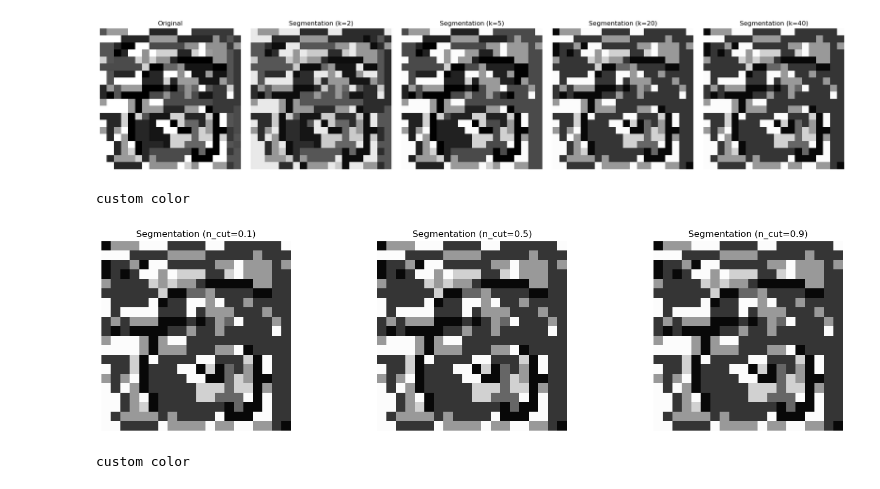
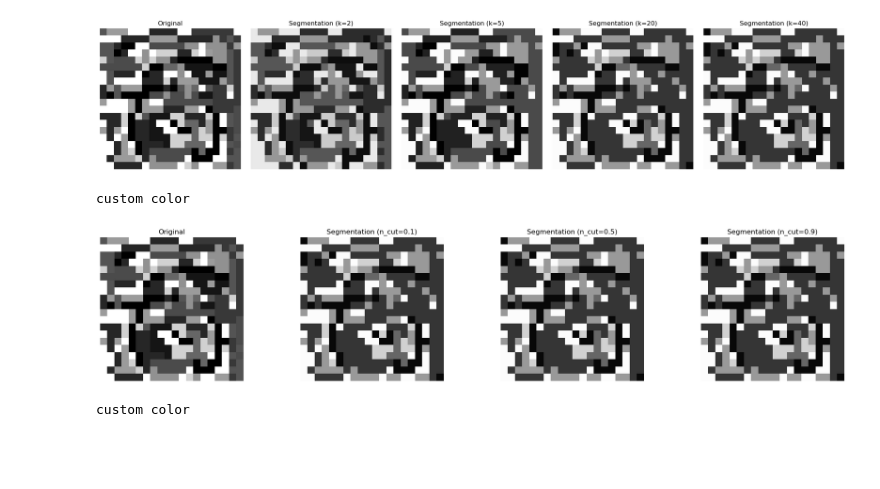
Before and after one commit to antoniamstr1/diplomski_rad, a Jupyter notebook: SM.ipynb, the cells around one changed output. Saved outputs shown, nothing was run; the diff lists cells and outputs as text; code cells hidden in the pictures; blank space fills up the shorter version.

```diff
--- a/SM.ipynb
+++ b/SM.ipynb
@@ -259,7 +259,7 @@ print('custom color')
 fig, axs = plt.subplots(1, len(k_values) + 1, figsize=(20, 4))
 
 clusterer = SpectralClusteringSM(sigma_I=0.1, sigma_X=5.0, r=10, lanczos_k=30, l=10, ncut_max=0.3)
-clusterer.load_image('image3.png')
+clusterer.load_image('images/image3.png')
 
 axs[0].imshow(clusterer.img, cmap='gray')
 axs[0].set_title('Original')
@@ -267,7 +267,7 @@ axs[0].axis('off')
 
 for idx, k in enumerate(k_values):
     clusterer = SpectralClusteringSM(sigma_I=50, sigma_X=100, r=20, lanczos_k=k, l=10, ncut_max=0.9)
-    clusterer.load_image('image3.png')
+    clusterer.load_image('images/image3.png')
     segmented = clusterer.segment_image()
 
     cmap_custom = clusterer.average_color()
@@ -283,25 +283,32 @@ custom color
 # %%
 # za različite ncut_max -> kada stavim da je prosjek kod svakog dijeljenja, previše grupa
 # n-cut je u [0.9,0.1]
 print('custom color')
 ncut_values = [0.1, 0.5, 0.9]
-fig, axs = plt.subplots(1, len(ncut_values), figsize=(16, 4))
+fig, axs = plt.subplots(1, len(ncut_values) + 1, figsize=(20, 4))
+
+clusterer = SpectralClusteringSM(sigma_I=0.1, sigma_X=5.0, r=10, lanczos_k=30, l=10, ncut_max=0.3)
+clusterer.load_image('images/image3.png')
+
+axs[0].imshow(clusterer.img, cmap='gray')
+axs[0].set_title('Original')
+axs[0].axis('off')
 
 for idx, n in enumerate(ncut_values):
         clusterer = SpectralClusteringSM(sigma_I=50, sigma_X=100, r=20, lanczos_k=30, l=10, ncut_max=0.9)
-        clusterer.load_image('image3.png')
+        clusterer.load_image('images/image3.png')
         segmented = clusterer.segment_image()
 
         cmap_custom = clusterer.average_color()
-        axs[idx].imshow(segmented, cmap=cmap_custom)
-        axs[idx].set_title(f'Segmentation (n_cut={n})')
-        axs[idx].axis('off')
+        axs[idx+1].imshow(segmented, cmap=cmap_custom)
+        axs[idx+1].set_title(f'Segmentation (n_cut={n})')
+        axs[idx+1].axis('off')
 
 plt.tight_layout()
 plt.show()
 # %% [output]
 custom color
-[figure, old version]
+[figure, new version]
 # %%
 # različiti l
 #ncut i max_cluster su na maximumu da ne utječu na rezultate
```
Also changed, not shown: parts of 4 cells of this notebook, 11 other files.
